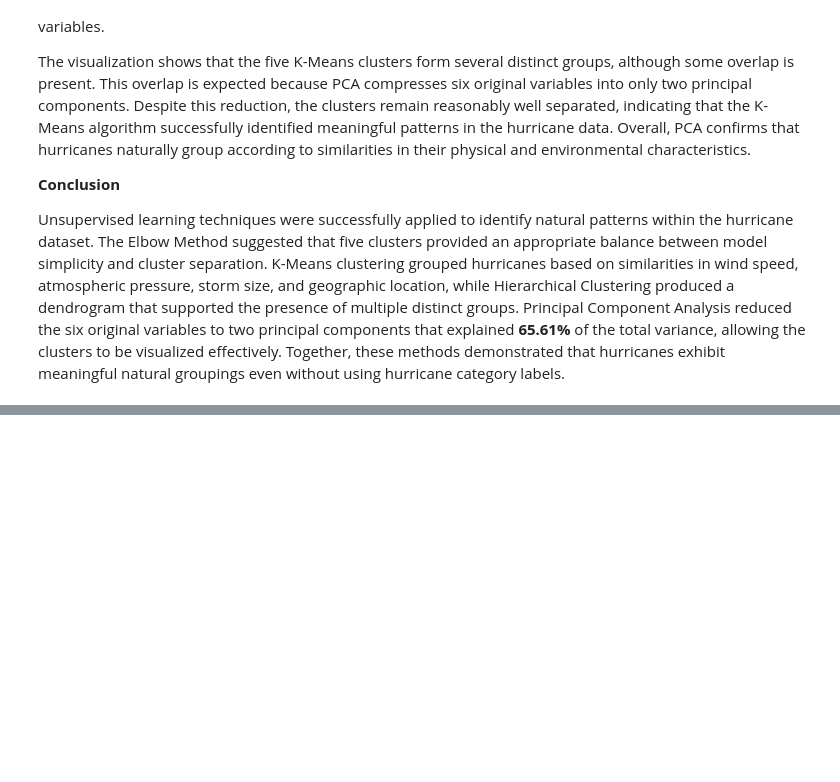
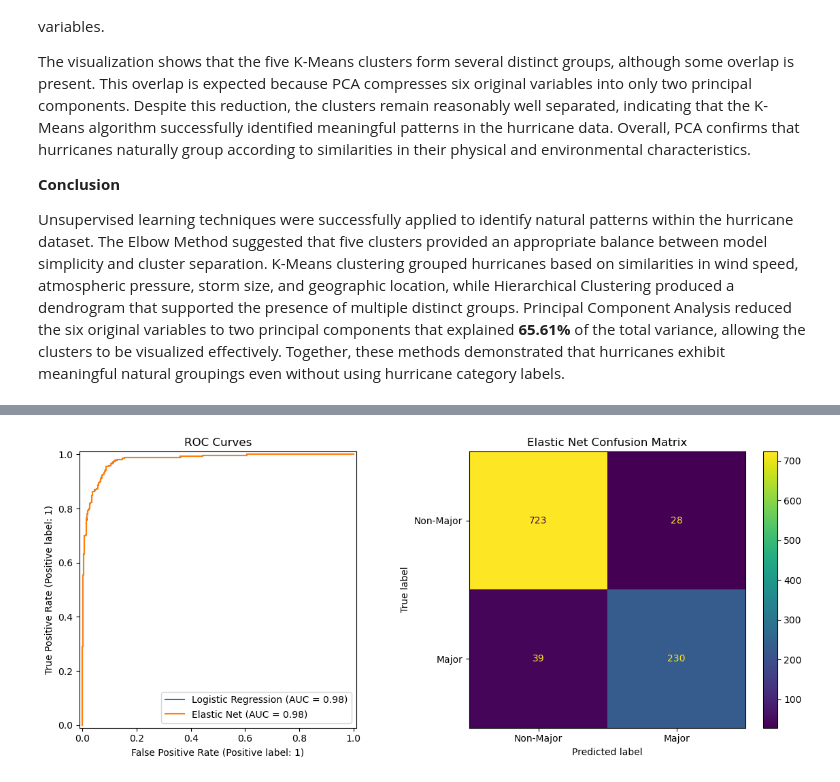
Before and after one commit to vlazo1214/hurricane-analysis, a Jupyter notebook: Clustering-&-PCA.ipynb, the cells around one changed output, grey strips where cells are left out. Cells and saved outputs as stored; diff of their text form; code cells hidden in the pictures; blank space fills up the shorter version.

```diff
--- a/Clustering-&-PCA.ipynb
+++ b/Clustering-&-PCA.ipynb
@@ -790,0 +828,13 @@ fig.show()
+# %%
+features = ["pressure", "lat", "long"]
+
+modeldf = hurricanes_clean[features + ["major"]].dropna()
+X = modeldf[features]
+y = modeldf["major"]
+
+# stratify to keep same ration in training and testing
+X_train, X_test, y_train, y_test = train_test_split(
+    X, y, test_size=0.2, random_state=42, stratify=y
+)
+
+print(f"Training samples: {len(X_train)} | Testing samples: {len(X_test)}")
@@ -790,0 +956,16 @@ fig.show()
+# %%
+fig, axes = plt.subplots(1, 2, figsize=(12, 5))
+
+RocCurveDisplay.from_predictions(y_test, yprob_lr, name="Logistic Regression", ax=axes[0])
+RocCurveDisplay.from_predictions(y_test, y_prob_en, name="Elastic Net", ax=axes[0])
+axes[0].set_title("ROC Curves")
+
+ConfusionMatrixDisplay.from_predictions(
+    y_test, y_pred_en, display_labels=["Non-Major", "Major"], ax=axes[1]
+)
+axes[1].set_title("Elastic Net Confusion Matrix")
+
+plt.tight_layout()
+plt.show()
+# %% [output]
+[figure, added]
```
Also changed, not shown: parts of 15 cells of this notebook.
